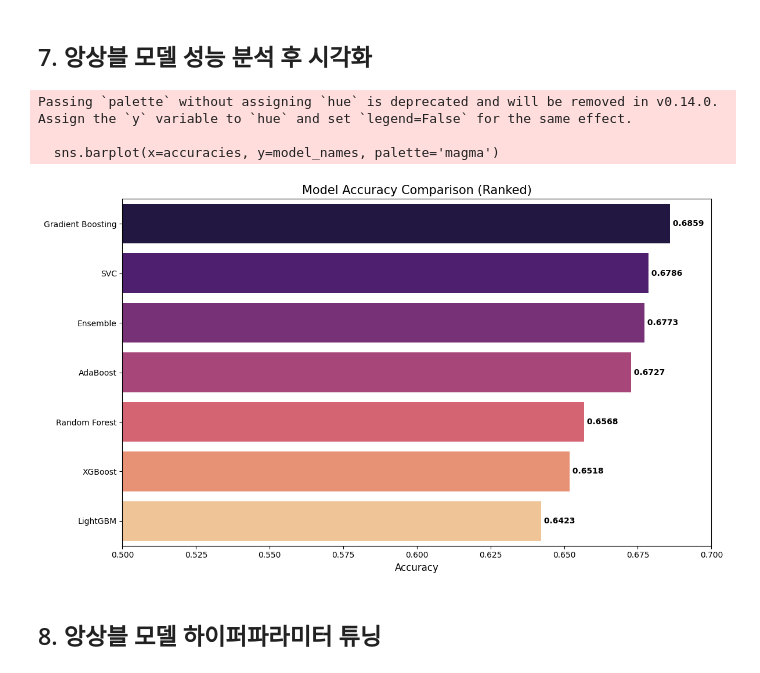
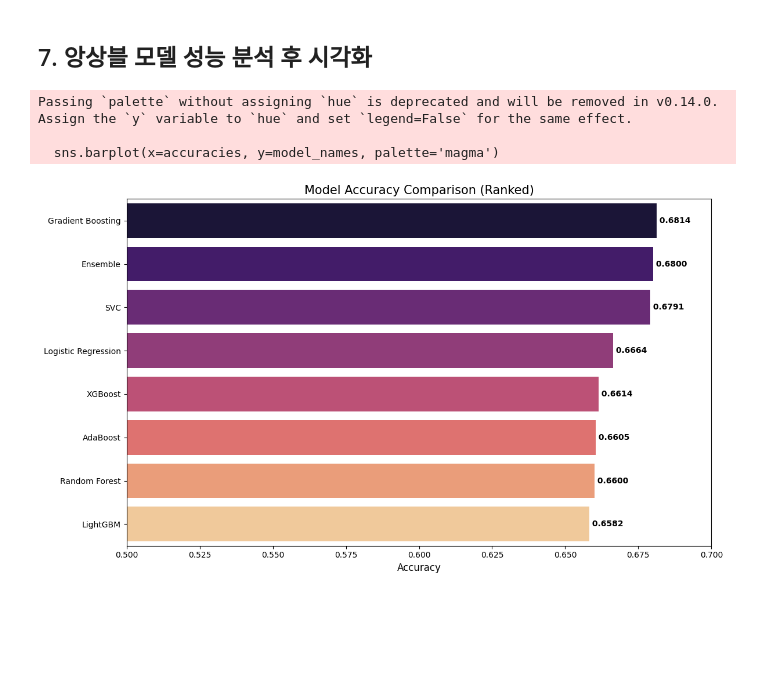
Before and after one commit to lamph0880/E-commerce, a Jupyter notebook: KBM/MiniProject.ipynb, the cells around one changed output. Cells and saved outputs as stored; diff of their text form; code cells hidden in the pictures; blank space fills up the shorter version.

```diff
--- a/KBM/MiniProject.ipynb
+++ b/KBM/MiniProject.ipynb
@@ -216,3 +91,9 @@ Index(['Cost_of_the_Product', 'Prior_purchases', 'Product_importance',
+# %%
+# 스케일링
+numeric_cols = ['Cost_of_the_Product', 'Prior_purchases', 'Discount_offered', 'Weight_in_gms']
+scaler = StandardScaler()
+train_df[numeric_cols] = scaler.fit_transform(train_df[numeric_cols])
+test_df[numeric_cols] = scaler.transform(test_df[numeric_cols])
 # %% [markdown]
 ## 4. 상관관계 분석 및 시각화
 # %%
@@ -327,40 +241,35 @@ Ensemble Model Accuracy: 0.6773
 # %% [markdown]
 ## 7. 앙상블 모델 성능 분석 후 시각화
 # %%
-import matplotlib.pyplot as plt
-import seaborn as sns
-
 # 성능 비교 시각화
-# 1. 모든 모델의 이름과 성적을 하나의 리스트로 통합 (앙상블 포함)
-all_performance = sorted_performance + [('Ensemble', ensemble_acc)]
+# 1. 기존 모델들의 결과에서 'acc' 값만 추출하여 앙상블 모델 결과와 형식을 맞춤
+all_performance = [(name, scores['acc']) for name, scores in sorted_performance] + [('Ensemble', ensemble_acc)]
 
 # 2. 성적(Accuracy) 기준 내림차순 정렬
-# x[1]은 정확도 값을 의미
+# x[1]은 정확도 값을 의미 (이제 모든 데이터의 x[1]이 float이므로 정상적으로 정렬됨)
 all_performance_sorted = sorted(all_performance, key=lambda x: x[1], reverse=True)
 
 # 3. 시각화를 위한 데이터 분리
 model_names = [name for name, _ in all_performance_sorted]
 accuracies = [acc for _, acc in all_performance_sorted]
 
 # 4. 차트 그리기
 plt.figure(figsize=(12, 7))
 # 정확도 순서대로 정렬되었으므로 palette도 순서에 맞게 적용
 sns.barplot(x=accuracies, y=model_names, palette='magma')
 
 plt.title('Model Accuracy Comparison (Ranked)', fontsize=15)
 plt.xlabel('Accuracy', fontsize=12)
 plt.xlim(0.5, 0.7)  # 차이를 극대화하기 위해 범위를 데이터에 맞춰 조정
 
 # 수치 표시
 for i, v in enumerate(accuracies):
     plt.text(v, i, f" {v:.4f}", va='center', fontweight='bold')
 
 plt.tight_layout()
 plt.show()
 # %% [output]
 Passing `palette` without assigning `hue` is deprecated and will be removed in v0.14.0. Assign the `y` variable to `hue` and set `legend=False` for the same effect.
 
   sns.barplot(x=accuracies, y=model_names, palette='magma')
-[figure, old version]
+[figure, new version]
-# %% [markdown]
-## 8. 앙상블 모델 하이퍼파라미터 튜닝
```
Also changed, not shown: parts of 22 cells of this notebook.
